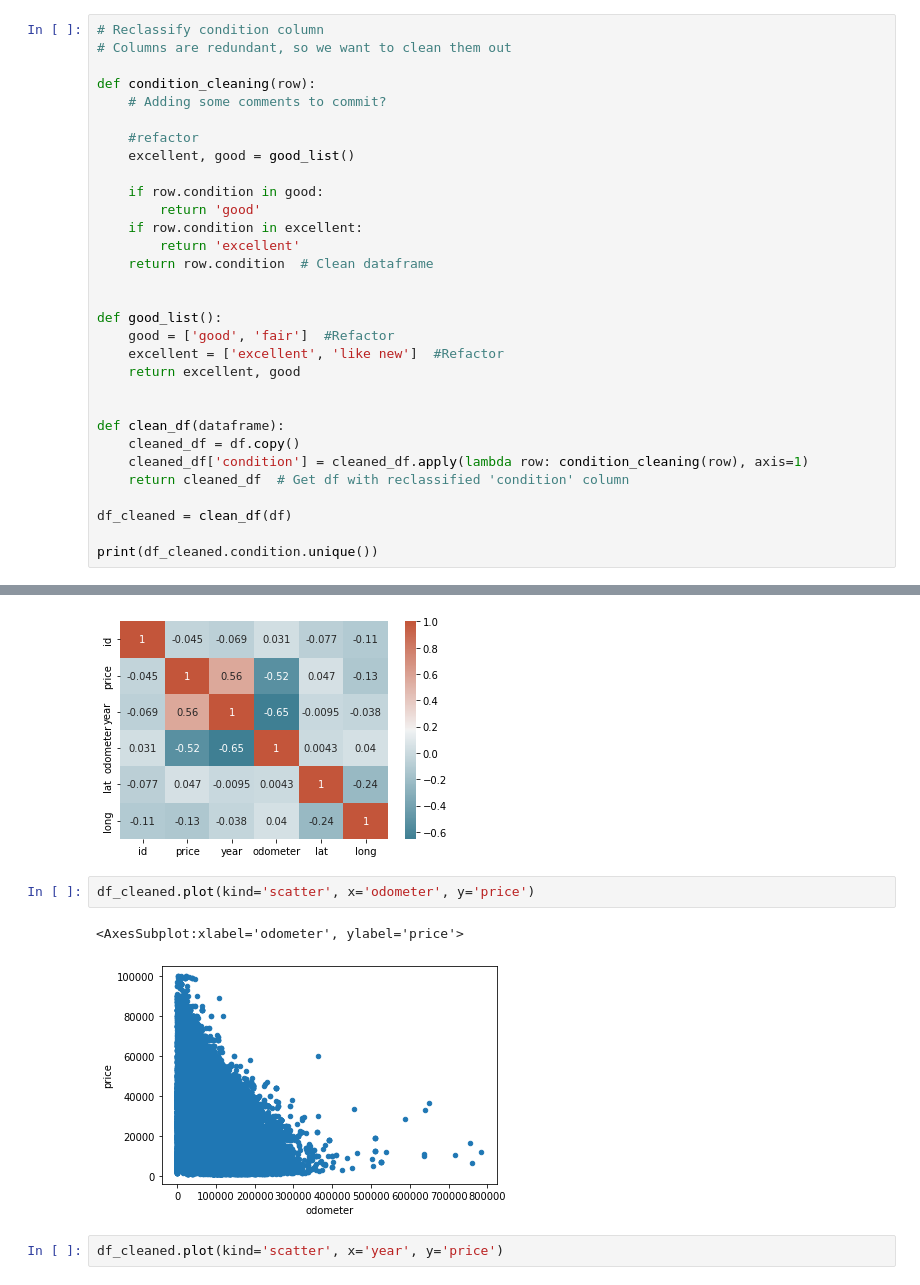
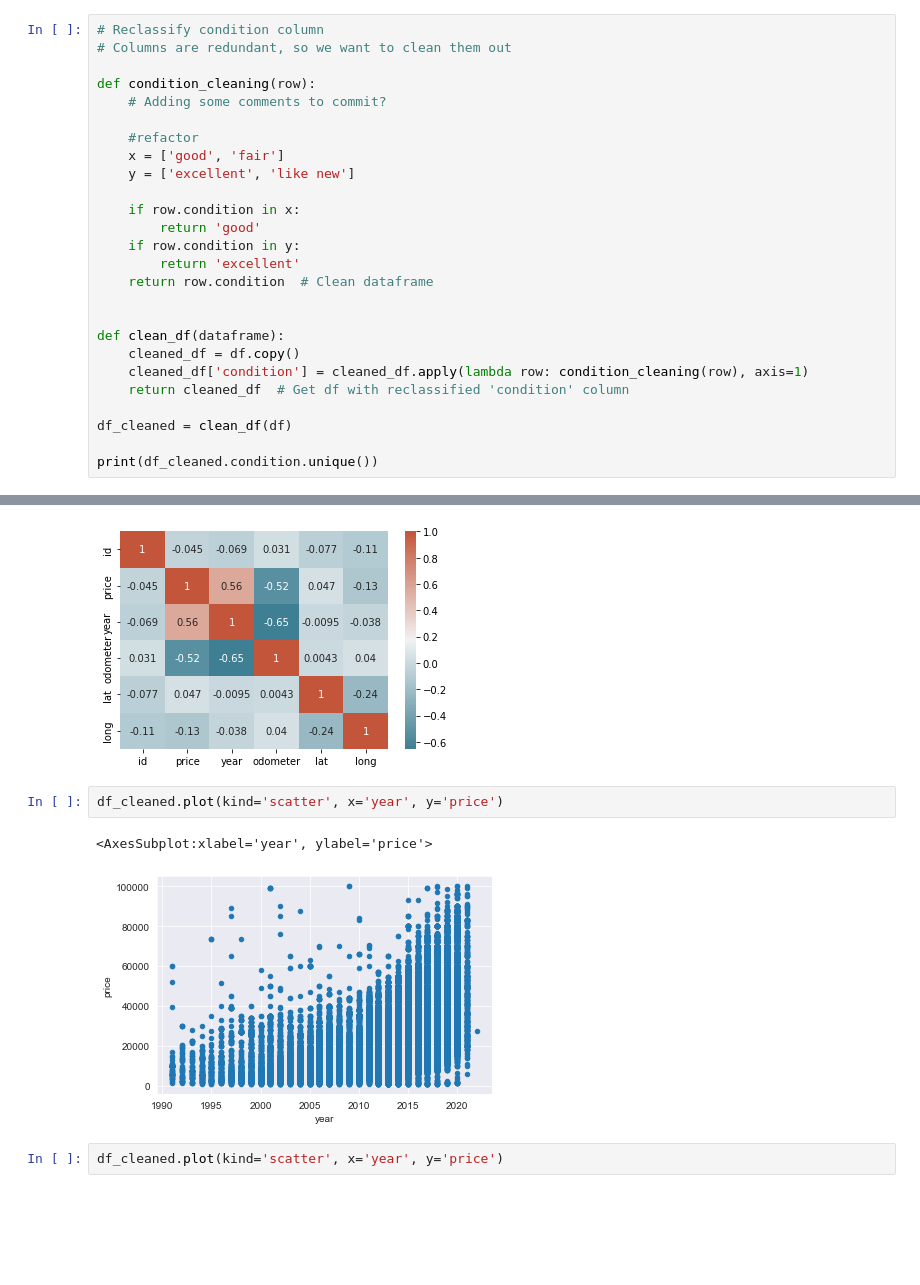
Before and after one commit to amytnguyen01/Final_Presentation_Demo, a Jupyter notebook: DataSpell_Technical.ipynb, the cells around one changed output, grey strips where cells are left out. Drawn from its saved outputs; the diff is of its cells as text; blank space fills up the shorter version.

Commit message:
Plot diff

```diff
--- a/DataSpell_Technical.ipynb
+++ b/DataSpell_Technical.ipynb
@@ -66,19 +68,14 @@ def condition_cleaning(row):
     # Adding some comments to commit?
 
     #refactor
-    excellent, good = good_list()
+    x = ['good', 'fair']
+    y = ['excellent', 'like new']
 
-    if row.condition in good:
+    if row.condition in x:
         return 'good'
-    if row.condition in excellent:
+    if row.condition in y:
         return 'excellent'
     return row.condition  # Clean dataframe
-
-
-def good_list():
-    good = ['good', 'fair']  #Refactor
-    excellent = ['excellent', 'like new']  #Refactor
-    return excellent, good
 
 
 def clean_df(dataframe):
@@ -154,10 +151,10 @@ sns.heatmap(corr, xticklabels=corr.columns, yticklabels=corr.columns, annot=True
 <AxesSubplot:>
 [figure]
 # %%
-df_cleaned.plot(kind='scatter', x='odometer', y='price')
+df_cleaned.plot(kind='scatter', x='year', y='price')
 # %% [output]
-<AxesSubplot:xlabel='odometer', ylabel='price'>
+<AxesSubplot:xlabel='year', ylabel='price'>
-[figure, old version]
+[figure, new version]
 # %%
 df_cleaned.plot(kind='scatter', x='year', y='price')
 # %% [output]
```
Also changed, not shown: parts of 2 cells of this notebook.
